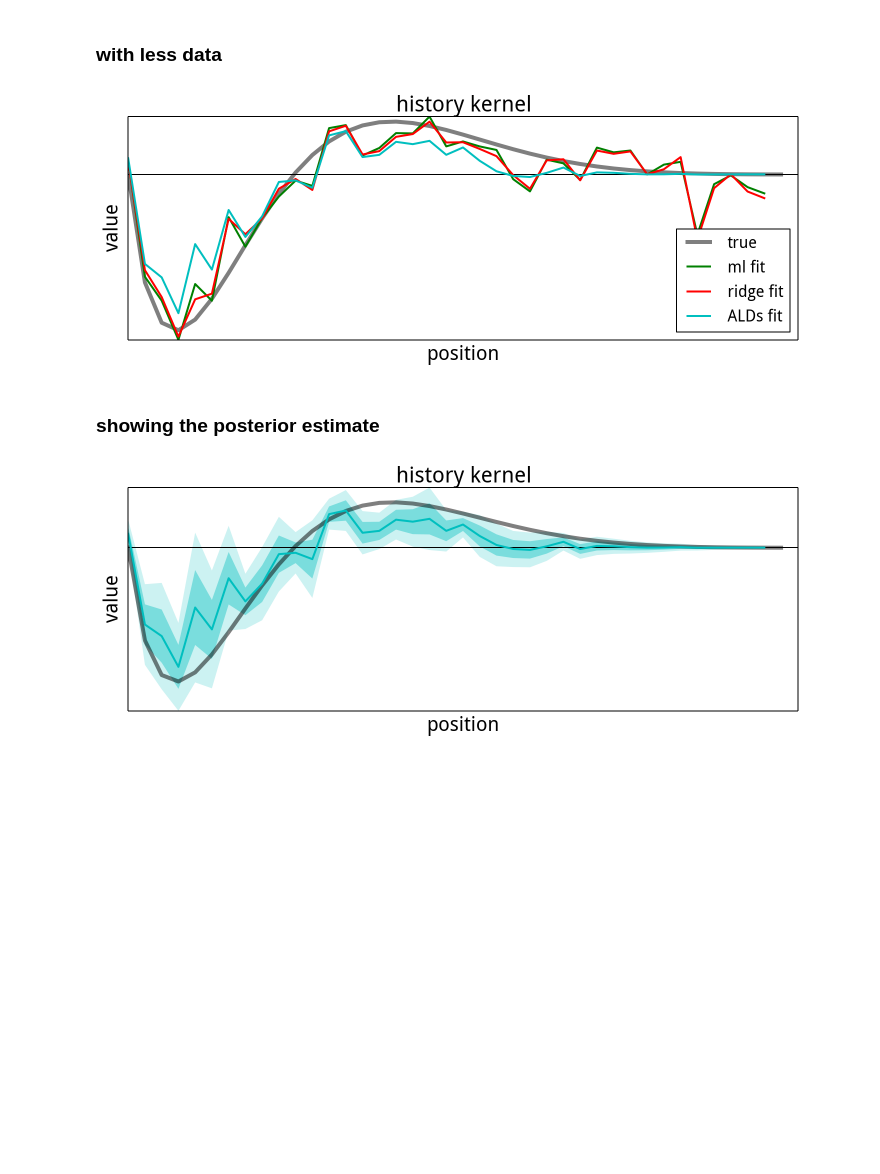
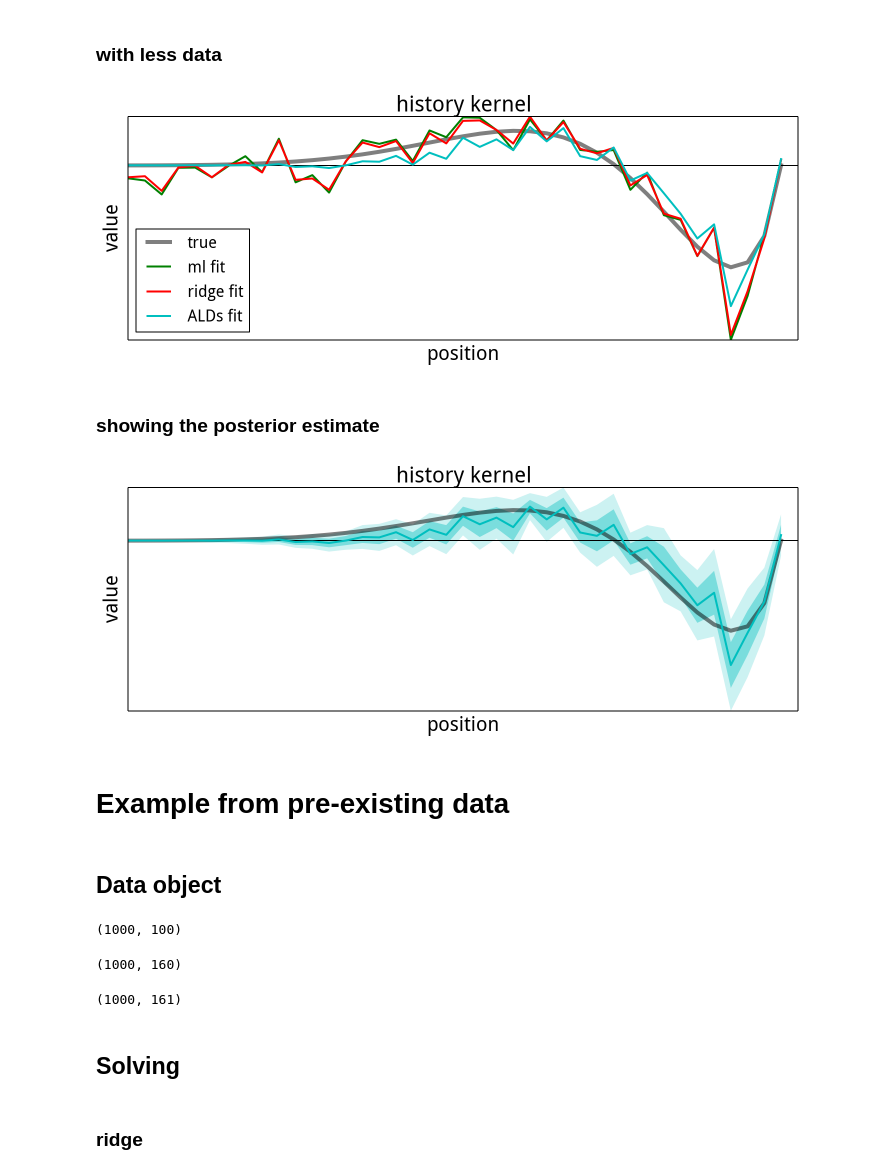
Before and after one commit to rabbitmcrabbit/glm.retina, a Jupyter notebook: demo.ipynb, the cells around one changed output. Saved outputs shown, nothing was run; the diff lists cells and outputs as text; code cells hidden in the pictures; blank space fills up the shorter version.

```diff
--- a/demo.ipynb
+++ b/demo.ipynb
@@ -147,6 +130,7 @@ class SimulatedData2DHistory( simulation.SimulatedDataHistory, SimulatedData2D )
 # %%
 # instantiate
-data = SimulatedData2DHistory( N_sec=60 )
+data = simulation.SimulatedData2DHistory( N_sec=60 )
+D_history = data.D_history
 # %% [markdown]
 ## solving
 # %%
@@ -334,7 +184,7 @@ pass
 ### with less data
 # %%
 # instantiate
-data = SimulatedData2DHistory( N_sec=10 )
+data = simulation.SimulatedData2DHistory( N_sec=10 )
 
 # maximum likelihood solution
 ml = glm.ML( data, testing_proportion=0.2 )
@@ -347,7 +197,7 @@ ridge.testing_slices = ml.testing_slices
 ridge.solve( verbose=False )
 
 # alds solution
-alds = ALDs( data, testing_proportion=0.2 )
+alds = ALDs_history( data, testing_proportion=0.2 )
 alds.training_slices = ml.training_slices
 alds.testing_slices = ml.testing_slices
 alds.solve( verbose=False )
@@ -357,28 +207,43 @@ fig = plt.figure()
 ax = fig.gca( xlabel='position', ylabel='value', xticks=[], yticks=[], title='history kernel' )
 ax.plot([0, 40], [0, 0], 'k-')
 ax.plot( data.k_history_true, lw=4, label='true', color='k', alpha=0.5 )
-ax.plot( ml.k__d[-40:-1], color='g', lw=2, label='ml fit' )
-ax.plot( ridge.k__d[-40:-1], color='r', lw=2, label='ridge fit' )
-ax.plot( alds.k__d[-40:-1], color='c', lw=2, label='ALDs fit' )
-ax.legend( loc='lower right', fontsize=16 )
+ax.plot( ml.k[ -D_history-1 : -1 ], color='g', lw=2, label='ml fit' )
+ax.plot( ridge.k[ -D_history-1 : -1 ], color='r', lw=2, label='ridge fit' )
+ax.plot( alds.k[ -D_history - 1 : -1 ], color='c', lw=2, label='ALDs fit' )
+ax.legend( loc='lower left', fontsize=16 )
 pass
 # %% [output]
-[figure, old version]
+[figure, new version]
 # %% [markdown]
 ### showing the posterior estimate
 # %%
-mu = alds.k__d[-40:-1]
-cov = alds.posterior.Lambda__dd[-40:-1, -40:-1]
+mu = alds.k[ -D_history-1:-1 ]
+cov = alds.posterior.Lambda__dd[ -D_history-1:-1, -D_history-1:-1 ]
 err = np.sqrt( np.diag(cov) )
 
 # plot history kernels
 fig = plt.figure()
 ax = fig.gca( xlabel='position', ylabel='value', xticks=[], yticks=[], title='history kernel' )
 ax.plot([0, 40], [0, 0], 'k-')
 ax.plot( data.k_history_true, lw=4, label='true', color='k', alpha=0.5 )
-ax.plot( alds.k__d[-40:-1], color='c', lw=2, label='ALDs fit' )
-ax.fill_between( np.arange(39), mu - err*2, mu + err*2, facecolor='c', lw=0, alpha=0.2 )
-ax.fill_between( np.arange(39), mu - err*1, mu + err*1, facecolor='c', lw=0, alpha=0.4 )
+ax.plot( alds.k[ -D_history-1 : -1 ], color='c', lw=2, label='ALDs fit' )
+ax.fill_between( np.arange(D_history), mu - err*2, mu + err*2, facecolor='c', lw=0, alpha=0.2 )
+ax.fill_between( np.arange(D_history), mu - err*1, mu + err*1, facecolor='c', lw=0, alpha=0.4 )
 pass
 # %% [output]
-[figure, old version]
+[figure, new version]
+# %% [markdown]
+# Example from pre-existing data
+# %% [markdown]
+## Data object
+# %%
+# suppose we have this data (you can import your own)
+source_data = simulation.SimulatedData2DHistory( N_sec=10, add_constant=False )
+X_stim = source_data.X_stim
+y = source_data.y__t
+
+# note its shape
+T, D_stim = X_stim.shape
+print X_stim.shape
+# %% [output]
+(1000, 100)
@@ -384,0 +254,20 @@ pass
+# %%
+# construct the design matrix (excluding the column of ones)
+X = glm.combine_X( X_stim, X_history, add_constant=False )
+
+# note its shape
+print X.shape
+# %% [output]
+(1000, 160)
+# %%
+# create the data structure
+data = glm.Data( X, y )
+
+# note that the column of ones has been added
+print data.X.shape
+# %% [output]
+(1000, 161)
+# %% [markdown]
+## Solving
+# %% [markdown]
+### ridge
```
Also changed, not shown: parts of 31 cells of this notebook, 1 other file.
